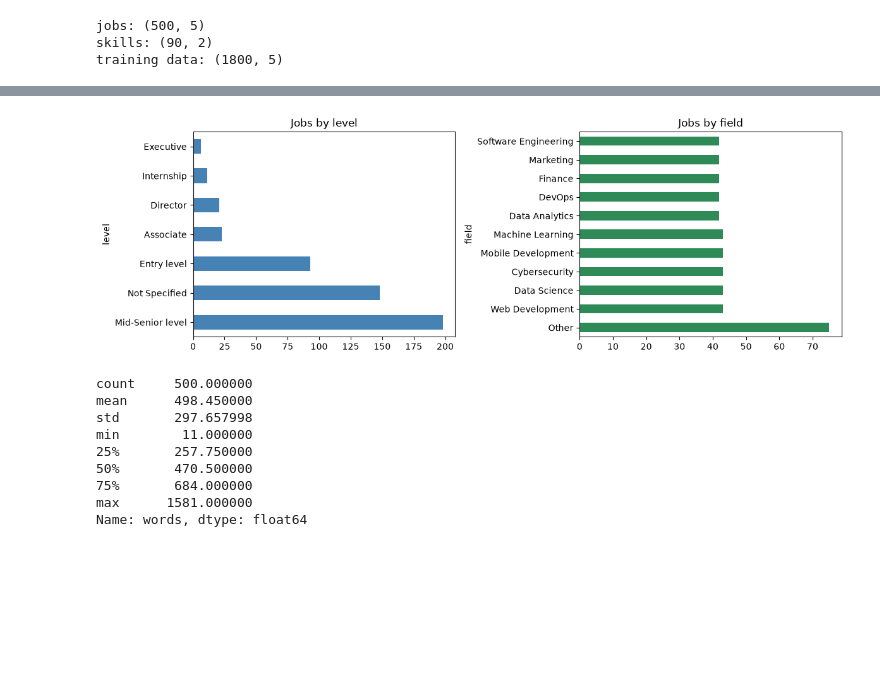
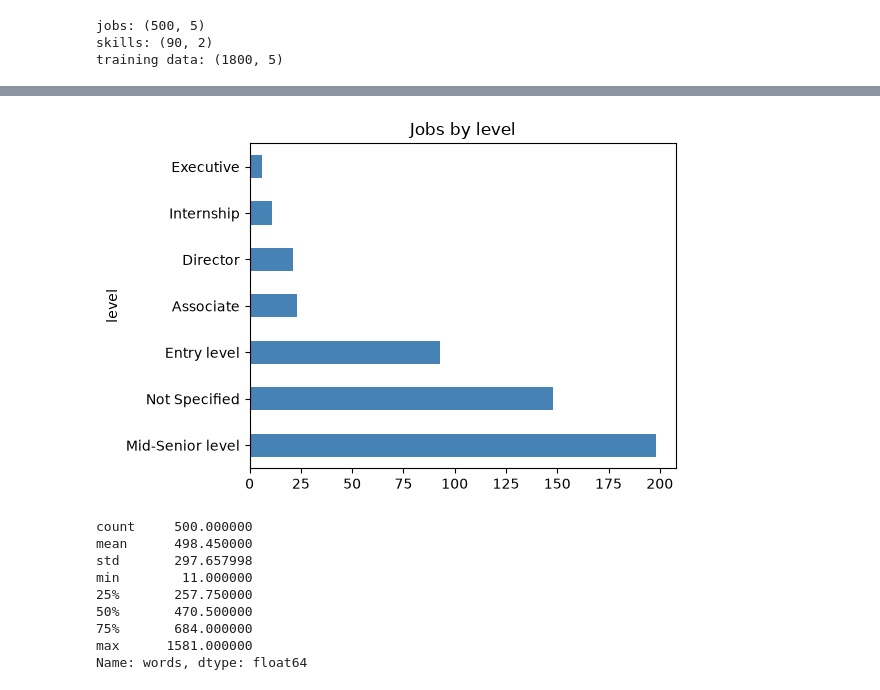
Before and after one commit to Ash2400/StudentJobAnalyzer, a Jupyter notebook: EDA.ipynb, the cells around one changed output, grey strips where cells are left out. Saved outputs shown, nothing was run; the diff lists cells and outputs as text; code cells hidden in the pictures; blank space fills up the shorter version.

```diff
--- a/EDA.ipynb
+++ b/EDA.ipynb
@@ -115,14 +85,20 @@ Duplicate rows: 0
 | 3 | Zyxware Technologies | Data Science Analyst - Full Time | Role: Data Science Analyst Type: ... | Mid-Senior level | Data Science |
 | 4 | Altos Labs | Platform Engineer, Lab Informatics | Our Mission\n\nOur mission is to ... | Mid-Senior level | DevOps |
 # %%
-# Cell 3 Jobs by level and field : Draws two bar charts. Fields are balanced at about 42–43 jobs each, while levels are uneven and dominated by Mid-Senior and Not Specified.
-fig, ax = plt.subplots(1, 2, figsize=(12, 4))
-jobs["level"].value_counts().plot(kind="barh", ax=ax[0], color="steelblue", title="Jobs by level")
-jobs["field"].value_counts().plot(kind="barh", ax=ax[1], color="seagreen", title="Jobs by field")
+# Cell 3: Jobs by level
+fig, ax = plt.subplots(figsize=(6, 4))
+
+jobs["level"].value_counts().plot(
+    kind="barh",
+    ax=ax,
+    color="steelblue",
+    title="Jobs by level"
+)
+
 plt.tight_layout()
 plt.show()
 # %% [output]
-[figure, old version]
+[figure, new version]
 # %%
 # Cell 4 Description length : Counts the words in each job description and plots a histogram. The average is about 498 words, ranging from 11 to 1,581.
 
```
Also changed, not shown: parts of 3 cells of this notebook.
